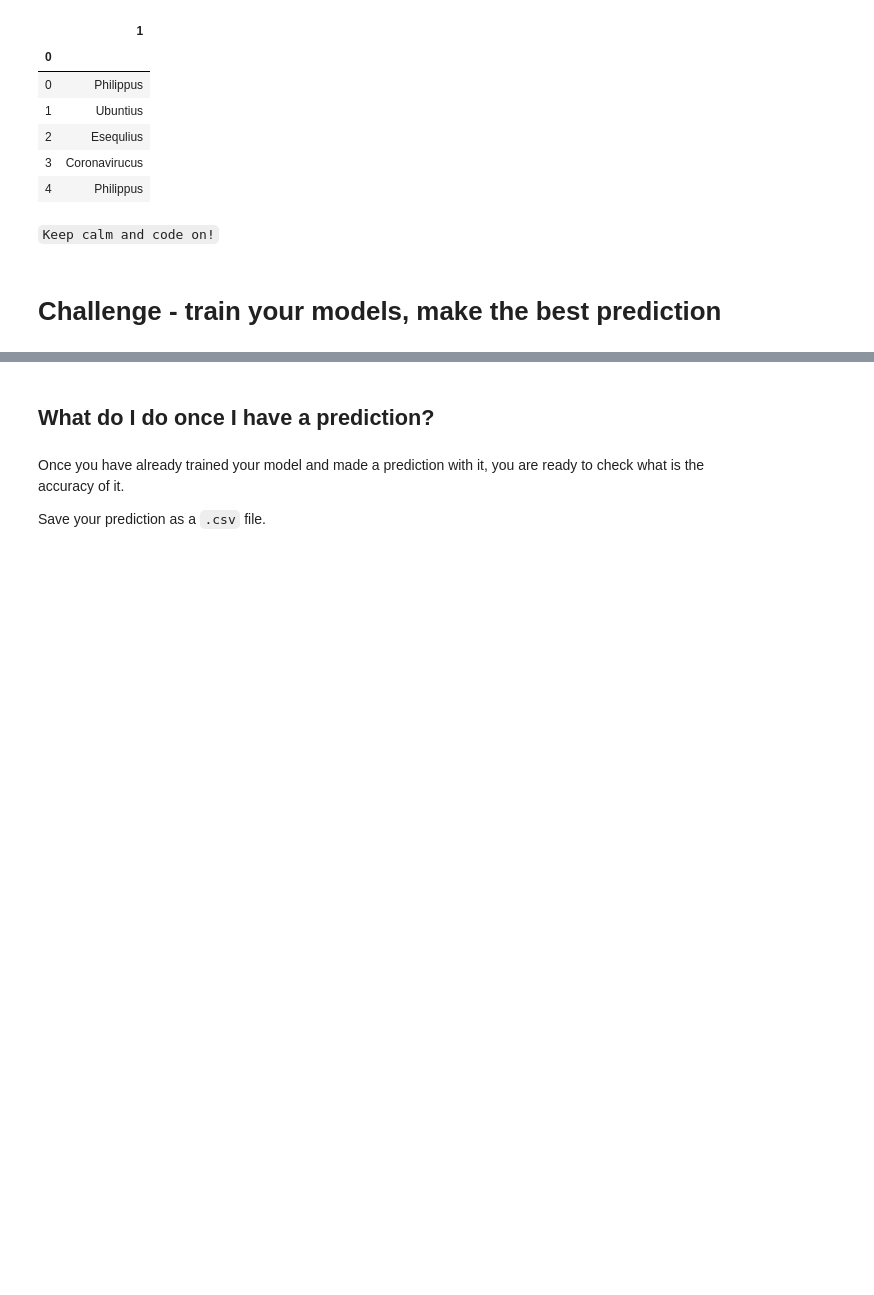
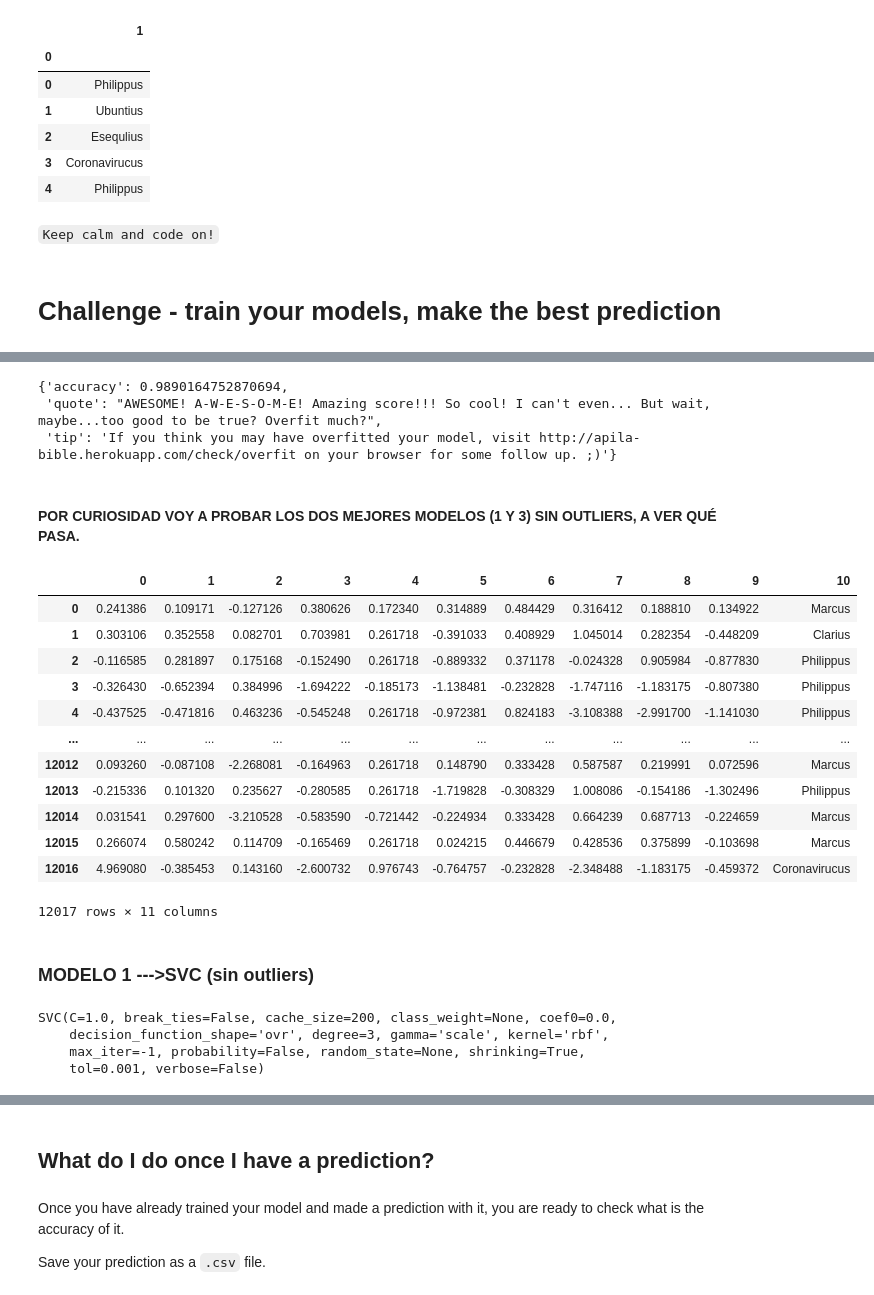
Before and after one commit to Clapiniella/lab-avila-bible, a Jupyter notebook: your-code/main.ipynb, the cells around one changed output, grey strips where cells are left out. Saved outputs shown, nothing was run; the diff lists cells and outputs as text; code cells hidden in the pictures; blank space fills up the shorter version.

```diff
--- a/your-code/main.ipynb
+++ b/your-code/main.ipynb
@@ -86,0 +336,28 @@ sample_submission.head()
+# %%
+#Check con la API
+#Genial!!!!!!!!
+
+res = requests.post("http://apila-bible.herokuapp.com/check", files={"csv_data":y_pred_total.to_csv(header=None)})
+res.json()
+# %% [output]
+{'accuracy': 0.9890164752870694,
+ 'quote': "AWESOME! A-W-E-S-O-M-E! Amazing score!!! So cool! I can't even... But wait, maybe...too good to be true? Overfit much?",
+ 'tip': 'If you think you may have overfitted your model, visit http://apila-bible.herokuapp.com/check/overfit on your browser for some follow up. ;)'}
+# %% [markdown]
+#### POR CURIOSIDAD VOY A PROBAR LOS DOS MEJORES MODELOS (1 Y 3) SIN OUTLIERS, A VER QUÉ PASA.
+# %%
+train_dataset
+# %% [output]
+|  | 0 | 1 | 2 | 3 | 4 | 5 | 6 | 7 | 8 | 9 | 10 |
+| 0 | 0.241386 | 0.109171 | -0.127126 | 0.380626 | 0.172340 | 0.314889 | 0.484429 | 0.316412 | 0.188810 | 0.134922 | Marcus |
+| 1 | 0.303106 | 0.352558 | 0.082701 | 0.703981 | 0.261718 | -0.391033 | 0.408929 | 1.045014 | 0.282354 | -0.448209 | Clarius |
+| 2 | -0.116585 | 0.281897 | 0.175168 | -0.152490 | 0.261718 | -0.889332 | 0.371178 | -0.024328 | 0.905984 | -0.877830 | Philippus |
+| 3 | -0.326430 | -0.652394 | 0.384996 | -1.694222 | -0.185173 | -1.138481 | -0.232828 | -1.747116 | -1.183175 | -0.807380 | Philippus |
+| 4 | -0.437525 | -0.471816 | 0.463236 | -0.545248 | 0.261718 | -0.972381 | 0.824183 | -3.108388 | -2.991700 | -1.141030 | Philippus |
+| ... | ... | ... | ... | ... | ... | ... | ... | ... | ... | ... | ... |
+| 12012 | 0.093260 | -0.087108 | -2.268081 | -0.164963 | 0.261718 | 0.148790 | 0.333428 | 0.587587 | 0.219991 | 0.072596 | Marcus |
+| 12013 | -0.215336 | 0.101320 | 0.235627 | -0.280585 | 0.261718 | -1.719828 | -0.308329 | 1.008086 | -0.154186 | -1.302496 | Philippus |
+| 12014 | 0.031541 | 0.297600 | -3.210528 | -0.583590 | -0.721442 | -0.224934 | 0.333428 | 0.664239 | 0.687713 | -0.224659 | Marcus |
+| 12015 | 0.266074 | 0.580242 | 0.114709 | -0.165469 | 0.261718 | 0.024215 | 0.446679 | 0.428536 | 0.375899 | -0.103698 | Marcus |
+| 12016 | 4.969080 | -0.385453 | 0.143160 | -2.600732 | 0.976743 | -0.764757 | -0.232828 | -2.348488 | -1.183175 | -0.459372 | Coronavirucus |
+12017 rows × 11 columns
@@ -86,0 +368,21 @@ sample_submission.head()
+# %% [markdown]
+### MODELO 1 --->SVC (sin outliers)
+# %%
+#your code
+#MODELO 1 --->SVC
+#Redefino X e y con mi nuevo train_dataset
+
+X = train_dataset_so.select_dtypes(include=["number"])
+y = train_dataset_so.select_dtypes(exclude=["number"])
+
+#Entreno el modelo
+
+X_train, X_test, y_train, y_test = train_test_split(X, y, test_size=0.2)
+
+modelo_1_so = svm.SVC(gamma='scale')
+modelo_1_so.fit(X_train,y_train)
+# %% [output]
+SVC(C=1.0, break_ties=False, cache_size=200, class_weight=None, coef0=0.0,
+    decision_function_shape='ovr', degree=3, gamma='scale', kernel='rbf',
+    max_iter=-1, probability=False, random_state=None, shrinking=True,
+    tol=0.001, verbose=False)
```
Also changed, not shown: parts of 41 cells of this notebook.
